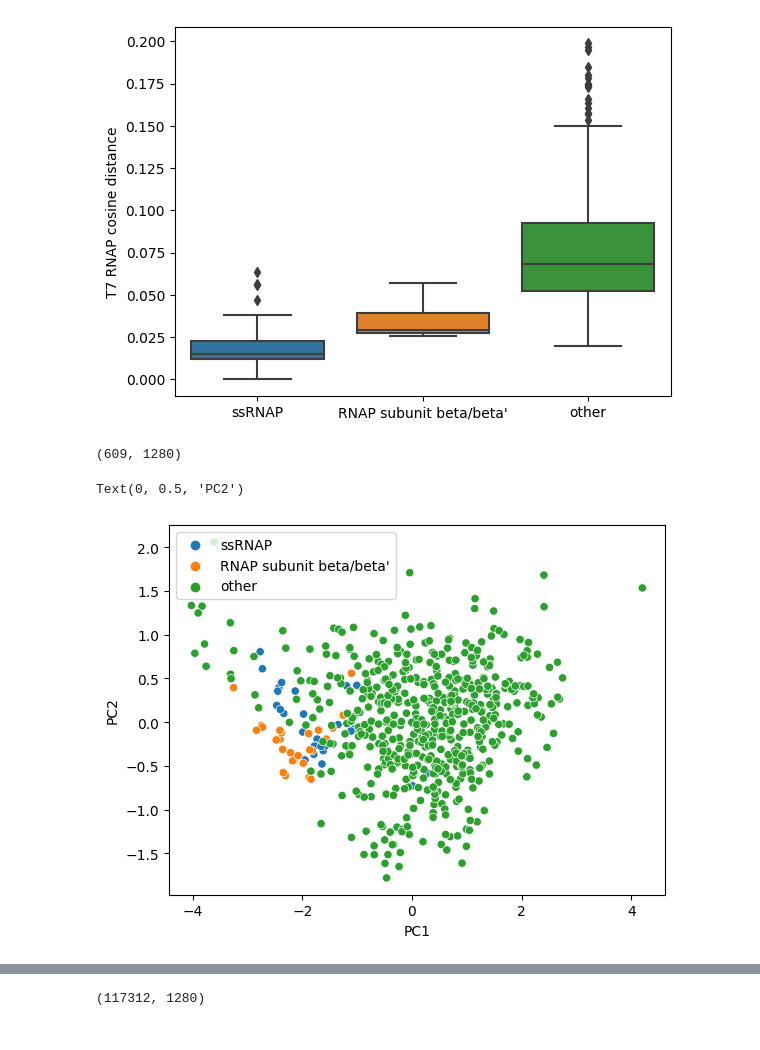
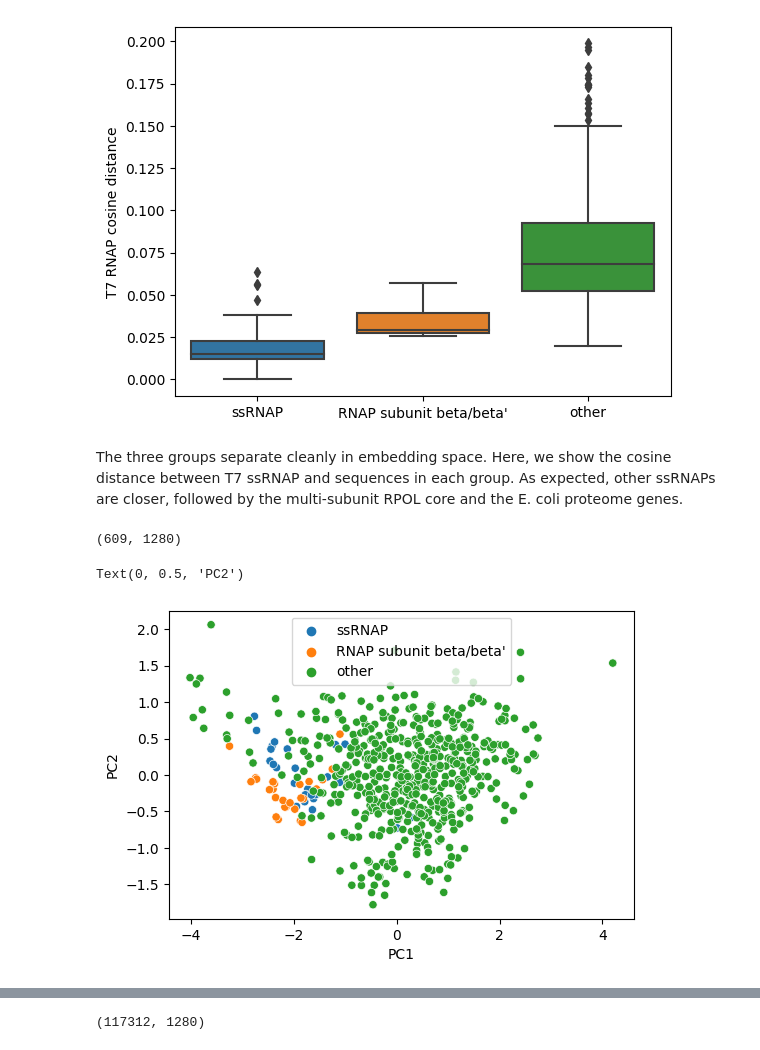
Before and after one commit to alexismhill3/rnap-bioinformatics, a Jupyter notebook: notebooks/RNAP-classification.ipynb, the cells around one changed output, grey strips where cells are left out. Drawn from its saved outputs; the diff is of its cells as text; code cells hidden in the pictures.

```diff
--- a/notebooks/RNAP-classification.ipynb
+++ b/notebooks/RNAP-classification.ipynb
@@ -101,20 +109,23 @@ plt.xlabel("")
 # %% [output]
 Text(0.5, 0, '')
 [figure]
+# %% [markdown]
+The three groups separate cleanly in embedding space. Here, we show the cosine distance between T7 ssRNAP and sequences in each group. As expected, other ssRNAPs are closer, followed by the multi-subunit RPOL core and the E. coli proteome genes.
 # %%
 embs_all = np.concatenate((Xs_ss, Xs_b, Xs_other), axis=0)
 embs_all.shape
 # %% [output]
 (609, 1280)
 # %%
-num_pca_components = 20
+num_pca_components = 200
 pca = PCA(num_pca_components)
 Xs_train_pca = pca.fit_transform(embs_all)
 # %%
+rcParams['figure.figsize'] = [6, 4]
 g = sns.scatterplot(x=Xs_train_pca[:,0], y=Xs_train_pca[:,1], hue=list(df["type"]))
 plt.xlabel("PC1")
 plt.ylabel("PC2")
 # %% [output]
 Text(0, 0.5, 'PC2')
-[figure, old version]
+[figure, new version]
 # %%
```
Also changed, not shown: parts of 31 cells of this notebook, 5 other files.
